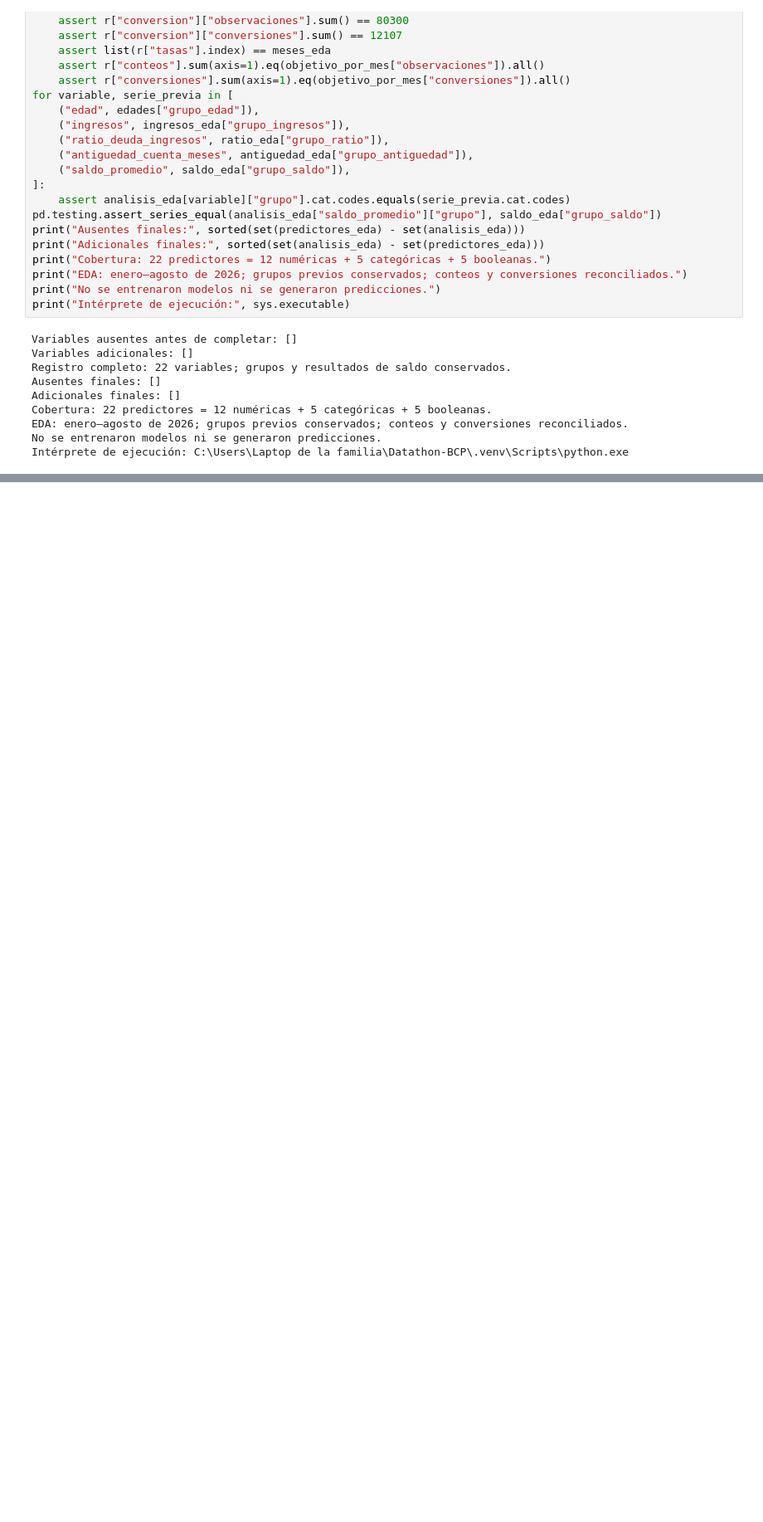
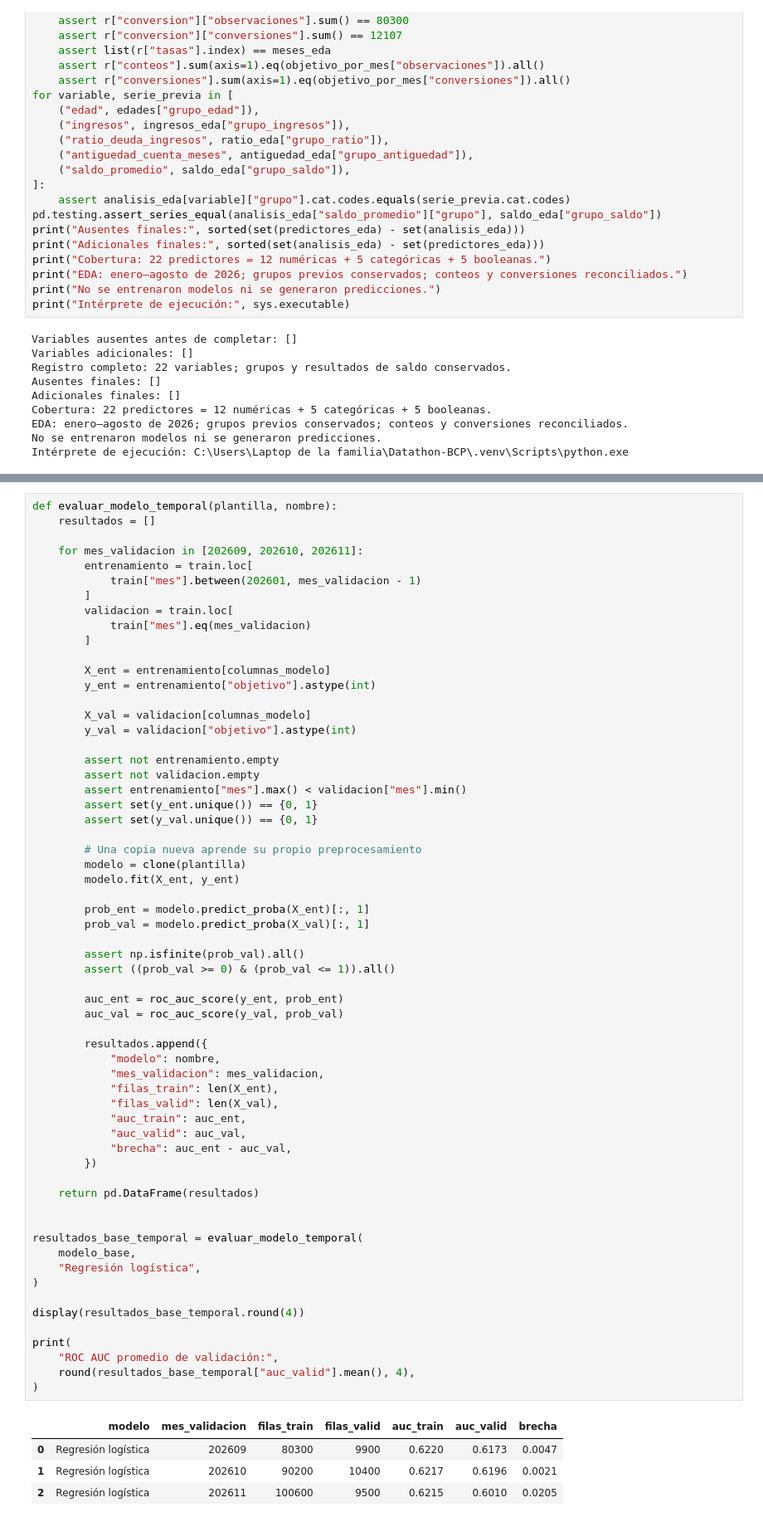
Before and after one commit to Favio-coder/Datathon-BCP, a Jupyter notebook: codigo/modelos/Gustavo/Modelo_Gustavo.ipynb, the cells around one changed output, grey strips where cells are left out. Shown at 83% size. Saved outputs shown, nothing was run; the diff lists cells and outputs as text; blank space fills up the shorter version.

```diff
--- a/codigo/modelos/Gustavo/Modelo_Gustavo.ipynb
+++ b/codigo/modelos/Gustavo/Modelo_Gustavo.ipynb
@@ -3120,0 +3399,66 @@ Intérprete de ejecución: C:\Users\Laptop de la familia\Datathon-BCP\.venv\Scri
+# %%
+def evaluar_modelo_temporal(plantilla, nombre):
+    resultados = []
+
+    for mes_validacion in [202609, 202610, 202611]:
+        entrenamiento = train.loc[
+            train["mes"].between(202601, mes_validacion - 1)
+        ]
+        validacion = train.loc[
+            train["mes"].eq(mes_validacion)
+        ]
+
+        X_ent = entrenamiento[columnas_modelo]
+        y_ent = entrenamiento["objetivo"].astype(int)
+
+        X_val = validacion[columnas_modelo]
+        y_val = validacion["objetivo"].astype(int)
+
+        assert not entrenamiento.empty
+        assert not validacion.empty
+        assert entrenamiento["mes"].max() < validacion["mes"].min()
+        assert set(y_ent.unique()) == {0, 1}
+        assert set(y_val.unique()) == {0, 1}
+
+        # Una copia nueva aprende su propio preprocesamiento
+        modelo = clone(plantilla)
+        modelo.fit(X_ent, y_ent)
+
+        prob_ent = modelo.predict_proba(X_ent)[:, 1]
+        prob_val = modelo.predict_proba(X_val)[:, 1]
+
+        assert np.isfinite(prob_val).all()
+        assert ((prob_val >= 0) & (prob_val <= 1)).all()
+
+        auc_ent = roc_auc_score(y_ent, prob_ent)
+        auc_val = roc_auc_score(y_val, prob_val)
+
+        resultados.append({
+            "modelo": nombre,
+            "mes_validacion": mes_validacion,
+            "filas_train": len(X_ent),
+            "filas_valid": len(X_val),
+            "auc_train": auc_ent,
+            "auc_valid": auc_val,
+            "brecha": auc_ent - auc_val,
+        })
+
+    return pd.DataFrame(resultados)
+
+
+resultados_base_temporal = evaluar_modelo_temporal(
+    modelo_base,
+    "Regresión logística",
+)
+
+display(resultados_base_temporal.round(4))
+
+print(
+    "ROC AUC promedio de validación:",
+    round(resultados_base_temporal["auc_valid"].mean(), 4),
+)
+# %% [output]
+|  | modelo | mes_validacion | filas_train | filas_valid | auc_train | auc_valid | brecha |
+| 0 | Regresión logística | 202609 | 80300 | 9900 | 0.6220 | 0.6173 | 0.0047 |
+| 1 | Regresión logística | 202610 | 90200 | 10400 | 0.6217 | 0.6196 | 0.0021 |
+| 2 | Regresión logística | 202611 | 100600 | 9500 | 0.6215 | 0.6010 | 0.0205 |
```
Also changed, not shown: parts of 14 cells of this notebook.
